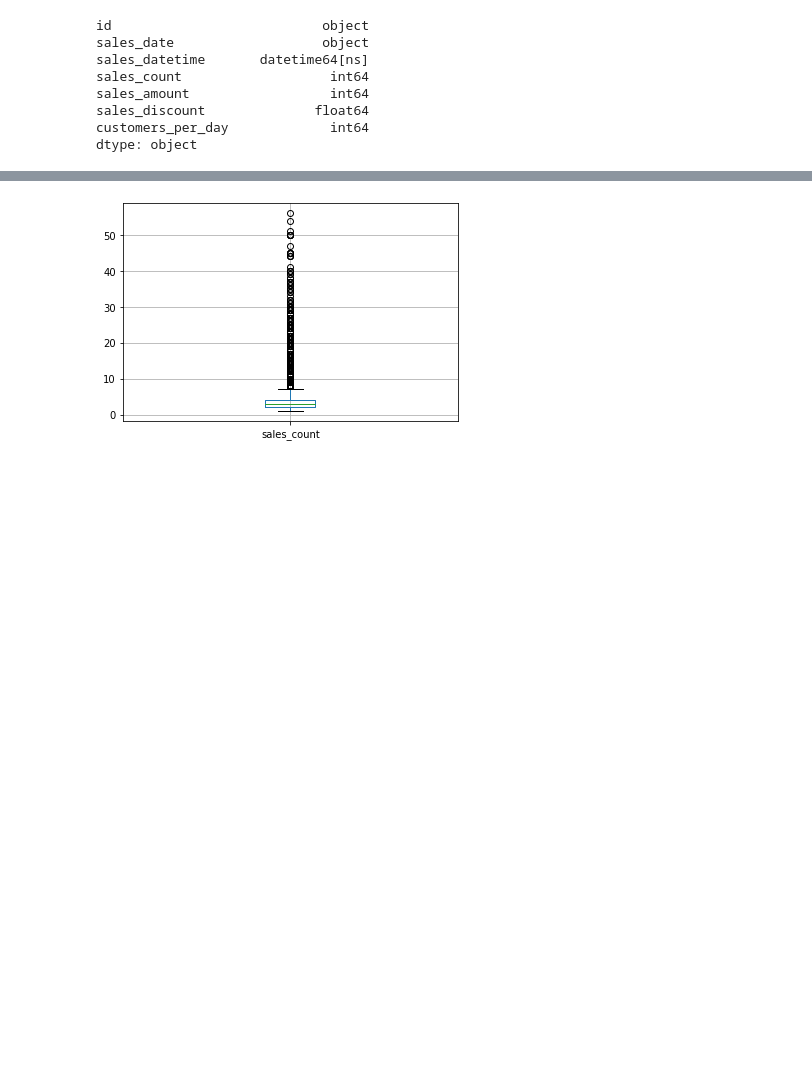
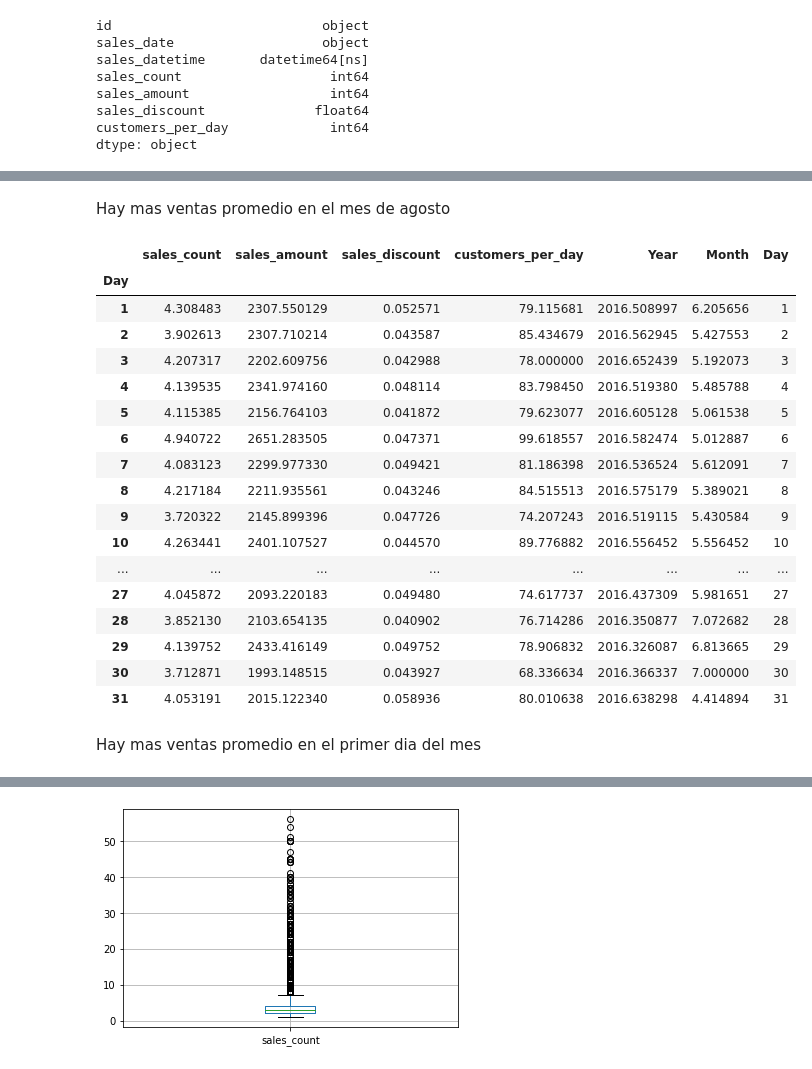
Before and after one commit to diegorv1994/challenge-1, a Jupyter notebook: challenge-2/Modulo_2_Challenge_2.ipynb, the cells around one changed output, grey strips where cells are left out. Drawn from its saved outputs; the diff is of its cells as text; code cells hidden in the pictures; blank space fills up the shorter version.

```diff
--- a/challenge-2/Modulo_2_Challenge_2.ipynb
+++ b/challenge-2/Modulo_2_Challenge_2.ipynb
@@ -72,0 +115,25 @@ df.sales_discount.hist();
+# %% [markdown]
+Hay mas ventas promedio en el mes de agosto
+# %%
+day = pd.DataFrame(df.groupby(['Day']).mean())
+day['Day'] = day.index
+day
+# %% [output]
+|  | sales_count | sales_amount | sales_discount | customers_per_day | Year | Month | Day |
+| Day |  |  |  |  |  |  |  |
+| 1 | 4.308483 | 2307.550129 | 0.052571 | 79.115681 | 2016.508997 | 6.205656 | 1 |
+| 2 | 3.902613 | 2307.710214 | 0.043587 | 85.434679 | 2016.562945 | 5.427553 | 2 |
+| 3 | 4.207317 | 2202.609756 | 0.042988 | 78.000000 | 2016.652439 | 5.192073 | 3 |
+| 4 | 4.139535 | 2341.974160 | 0.048114 | 83.798450 | 2016.519380 | 5.485788 | 4 |
+| 5 | 4.115385 | 2156.764103 | 0.041872 | 79.623077 | 2016.605128 | 5.061538 | 5 |
+| 6 | 4.940722 | 2651.283505 | 0.047371 | 99.618557 | 2016.582474 | 5.012887 | 6 |
+| 7 | 4.083123 | 2299.977330 | 0.049421 | 81.186398 | 2016.536524 | 5.612091 | 7 |
+| 8 | 4.217184 | 2211.935561 | 0.043246 | 84.515513 | 2016.575179 | 5.389021 | 8 |
+| 9 | 3.720322 | 2145.899396 | 0.047726 | 74.207243 | 2016.519115 | 5.430584 | 9 |
+| 10 | 4.263441 | 2401.107527 | 0.044570 | 89.776882 | 2016.556452 | 5.556452 | 10 |
+| ... | ... | ... | ... | ... | ... | ... | ... |
+| 27 | 4.045872 | 2093.220183 | 0.049480 | 74.617737 | 2016.437309 | 5.981651 | 27 |
+| 28 | 3.852130 | 2103.654135 | 0.040902 | 76.714286 | 2016.350877 | 7.072682 | 28 |
+| 29 | 4.139752 | 2433.416149 | 0.049752 | 78.906832 | 2016.326087 | 6.813665 | 29 |
+| 30 | 3.712871 | 1993.148515 | 0.043927 | 68.336634 | 2016.366337 | 7.000000 | 30 |
+| 31 | 4.053191 | 2015.122340 | 0.058936 | 80.010638 | 2016.638298 | 4.414894 | 31 |
@@ -73,3 +143,5 @@ df.sales_discount.hist();
+# %% [markdown]
+Hay mas ventas promedio en el primer dia del mes
 # %%
 df.sales_date.value_counts()
 # %% [output]
```
Also changed, not shown: parts of 31 cells of this notebook.
